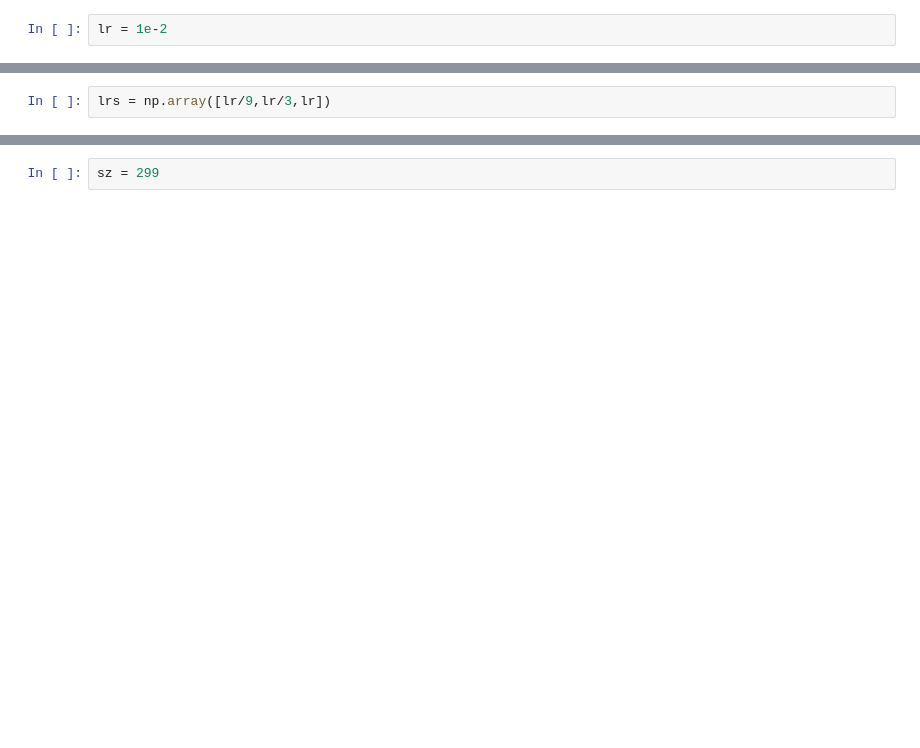
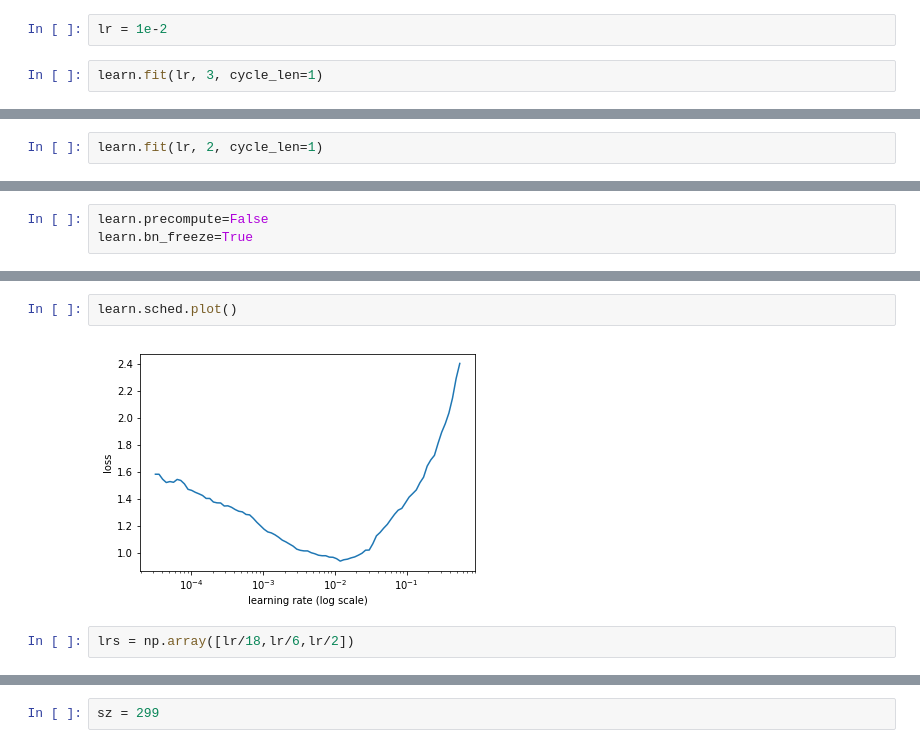
Before and after one commit to agoila/fastai, a Jupyter notebook: courses/dl1/my_nbs/plant-seedling.ipynb, the cells around one changed output, grey strips where cells are left out. Cells and saved outputs as stored; diff of their text form; blank space fills up the shorter version.

```diff
--- a/courses/dl1/my_nbs/plant-seedling.ipynb
+++ b/courses/dl1/my_nbs/plant-seedling.ipynb
@@ -73,2 +73,4 @@ learn.sched.plot()
 # %%
 lr = 1e-2
+# %%
+learn.fit(lr, 3, cycle_len=1)
@@ -74,0 +86,2 @@ lr = 1e-2
+# %%
+learn.fit(lr, 2, cycle_len=1)
@@ -75,3 +94,6 @@ lr = 1e-2
+# %%
+learn.precompute=False
+learn.bn_freeze=True
 # %%
 learn.fit(lr, 3, cycle_len=1, cycle_mult=2)
 # %% [output]
@@ -88,3 +118,7 @@ If you're reading this message in another frontend (for example, a static render
+# %%
+learn.sched.plot()
+# %% [output]
+[figure, added]
 # %%
-lrs = np.array([lr/9,lr/3,lr])
+lrs = np.array([lr/18,lr/6,lr/2])
 # %%
```
Also changed, not shown: parts of 34 cells of this notebook, 3 other files.
